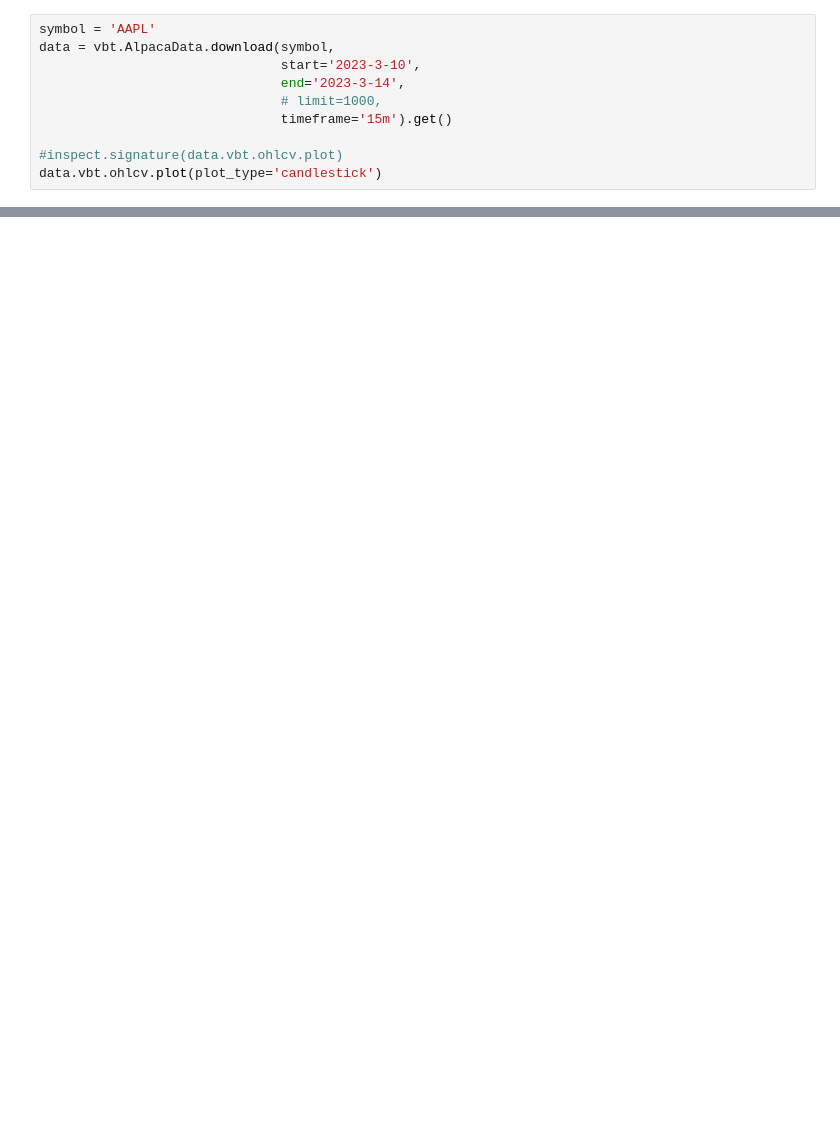
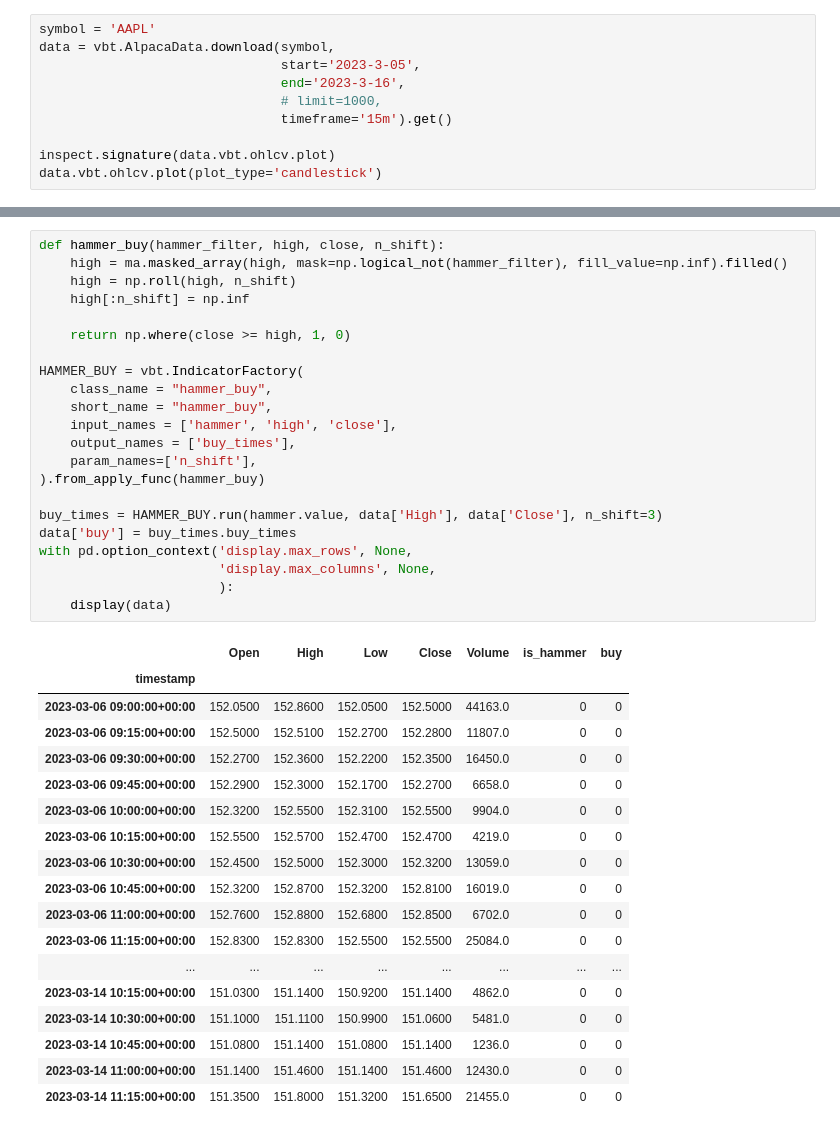
Before and after one commit to hejonathan/money, a Jupyter notebook: hammer.ipynb, the cells around one changed output, grey strips where cells are left out. Cells and saved outputs as stored; diff of their text form; blank space fills up the shorter version.

Commit message:
hammer work

```diff
--- a/hammer.ipynb
+++ b/hammer.ipynb
@@ -10,11 +14,11 @@ vbt.settings.data['alpaca']['secret_key'] = 'f5cD1kbR3p5RRfgvNgDiQ09qRpi4LCYmPZp
 # %%
 symbol = 'AAPL'
 data = vbt.AlpacaData.download(symbol,
-                               start='2023-3-10',
-                               end='2023-3-14',
+                               start='2023-3-05',
+                               end='2023-3-16',
                                # limit=1000,
                                timeframe='15m').get()
 
-#inspect.signature(data.vbt.ohlcv.plot)
+inspect.signature(data.vbt.ohlcv.plot)
 data.vbt.ohlcv.plot(plot_type='candlestick')
 # %% [output]
@@ -61,0 +97,41 @@ KeyError: 'is_hammer'
+# %%
+def hammer_buy(hammer_filter, high, close, n_shift):
+    high = ma.masked_array(high, mask=np.logical_not(hammer_filter), fill_value=np.inf).filled()
+    high = np.roll(high, n_shift)
+    high[:n_shift] = np.inf
+
+    return np.where(close >= high, 1, 0)
+
+HAMMER_BUY = vbt.IndicatorFactory(
+    class_name = "hammer_buy",
+    short_name = "hammer_buy",
+    input_names = ['hammer', 'high', 'close'],
+    output_names = ['buy_times'],
+    param_names=['n_shift'],
+).from_apply_func(hammer_buy)
+
+buy_times = HAMMER_BUY.run(hammer.value, data['High'], data['Close'], n_shift=3)
+data['buy'] = buy_times.buy_times
+with pd.option_context('display.max_rows', None,
+                       'display.max_columns', None,
+                       ):
+    display(data)
+# %% [output]
+|  | Open | High | Low | Close | Volume | is_hammer | buy |
+| timestamp |  |  |  |  |  |  |  |
+| 2023-03-06 09:00:00+00:00 | 152.0500 | 152.8600 | 152.0500 | 152.5000 | 44163.0 | 0 | 0 |
+| 2023-03-06 09:15:00+00:00 | 152.5000 | 152.5100 | 152.2700 | 152.2800 | 11807.0 | 0 | 0 |
+| 2023-03-06 09:30:00+00:00 | 152.2700 | 152.3600 | 152.2200 | 152.3500 | 16450.0 | 0 | 0 |
+| 2023-03-06 09:45:00+00:00 | 152.2900 | 152.3000 | 152.1700 | 152.2700 | 6658.0 | 0 | 0 |
+| 2023-03-06 10:00:00+00:00 | 152.3200 | 152.5500 | 152.3100 | 152.5500 | 9904.0 | 0 | 0 |
+| 2023-03-06 10:15:00+00:00 | 152.5500 | 152.5700 | 152.4700 | 152.4700 | 4219.0 | 0 | 0 |
+| 2023-03-06 10:30:00+00:00 | 152.4500 | 152.5000 | 152.3000 | 152.3200 | 13059.0 | 0 | 0 |
+| 2023-03-06 10:45:00+00:00 | 152.3200 | 152.8700 | 152.3200 | 152.8100 | 16019.0 | 0 | 0 |
+| 2023-03-06 11:00:00+00:00 | 152.7600 | 152.8800 | 152.6800 | 152.8500 | 6702.0 | 0 | 0 |
+| 2023-03-06 11:15:00+00:00 | 152.8300 | 152.8300 | 152.5500 | 152.5500 | 25084.0 | 0 | 0 |
+| ... | ... | ... | ... | ... | ... | ... | ... |
+| 2023-03-14 10:15:00+00:00 | 151.0300 | 151.1400 | 150.9200 | 151.1400 | 4862.0 | 0 | 0 |
+| 2023-03-14 10:30:00+00:00 | 151.1000 | 151.1100 | 150.9900 | 151.0600 | 5481.0 | 0 | 0 |
+| 2023-03-14 10:45:00+00:00 | 151.0800 | 151.1400 | 151.0800 | 151.1400 | 1236.0 | 0 | 0 |
+| 2023-03-14 11:00:00+00:00 | 151.1400 | 151.4600 | 151.1400 | 151.4600 | 12430.0 | 0 | 0 |
+| 2023-03-14 11:15:00+00:00 | 151.3500 | 151.8000 | 151.3200 | 151.6500 | 21455.0 | 0 | 0 |
```
Also changed, not shown: parts of 3 cells of this notebook, 1 other file.
